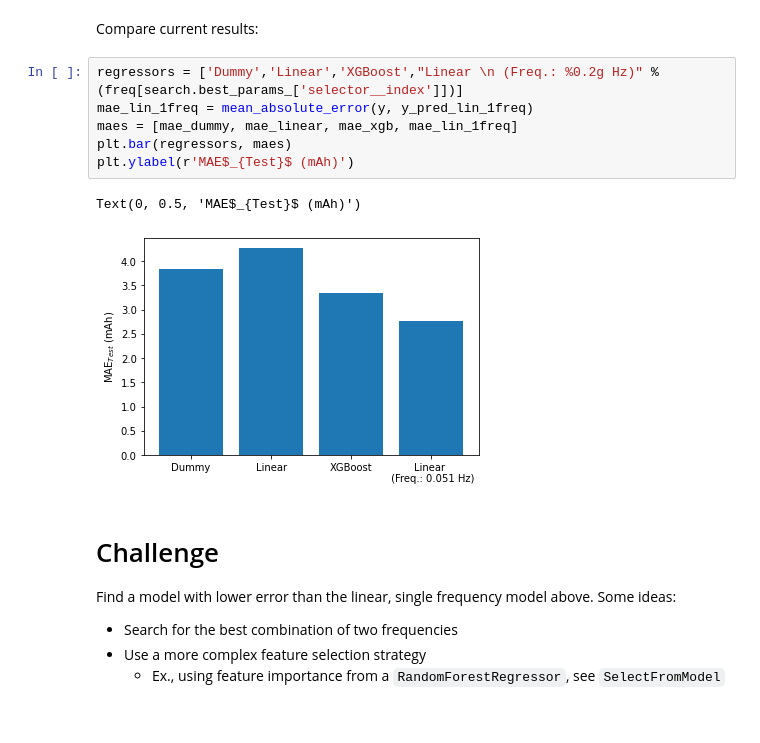
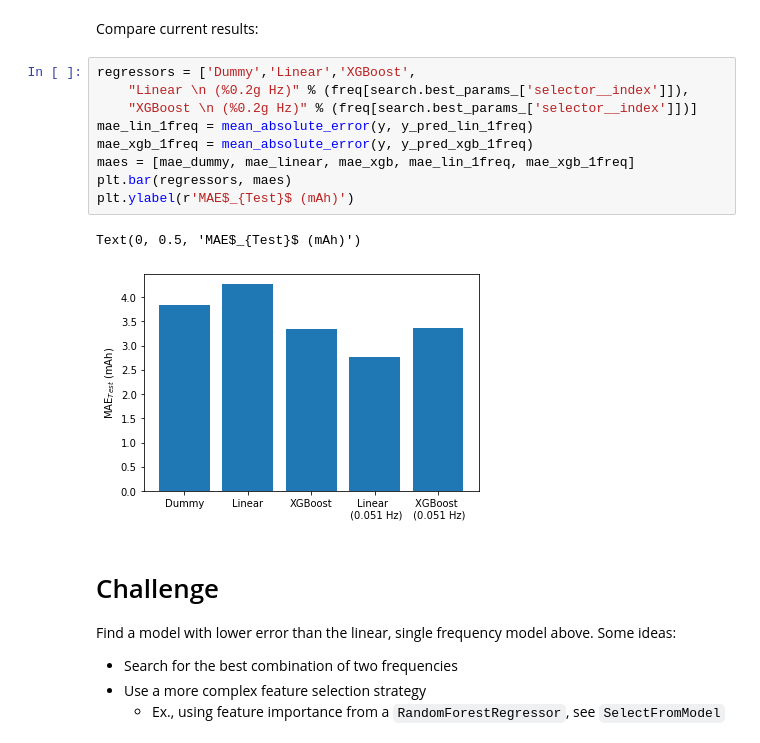
Before and after one commit to battery-data-commons/mrs-sp22-tutorial, a Jupyter notebook: ml_predicting_capacity_with_eis.ipynb, the cells around one changed output. Drawn from its saved outputs; the diff is of its cells as text.

```diff
--- a/ml_predicting_capacity_with_eis.ipynb
+++ b/ml_predicting_capacity_with_eis.ipynb
@@ -588,14 +620,17 @@ Index(['ZImag_0.064Hz', 'ZImag_0.051Hz', 'ZImag_0.04Hz', 'ZImag_0.032Hz'], dtype
 # %% [markdown]
 Compare current results:
 # %%
-regressors = ['Dummy','Linear','XGBoost',"Linear \n (Freq.: %0.2g Hz)" % (freq[search.best_params_['selector__index']])]
+regressors = ['Dummy','Linear','XGBoost',
+    "Linear \n (%0.2g Hz)" % (freq[search.best_params_['selector__index']]),
+    "XGBoost \n (%0.2g Hz)" % (freq[search.best_params_['selector__index']])]
 mae_lin_1freq = mean_absolute_error(y, y_pred_lin_1freq)
-maes = [mae_dummy, mae_linear, mae_xgb, mae_lin_1freq]
+mae_xgb_1freq = mean_absolute_error(y, y_pred_xgb_1freq)
+maes = [mae_dummy, mae_linear, mae_xgb, mae_lin_1freq, mae_xgb_1freq]
 plt.bar(regressors, maes)
 plt.ylabel(r'MAE$_{Test}$ (mAh)')
 # %% [output]
 Text(0, 0.5, 'MAE$_{Test}$ (mAh)')
-[figure, old version]
+[figure, new version]
 # %% [markdown]
 # Challenge
 Find a model with lower error than the linear, single frequency model above. Some ideas:
```
Also changed, not shown: parts of 10 cells of this notebook.
